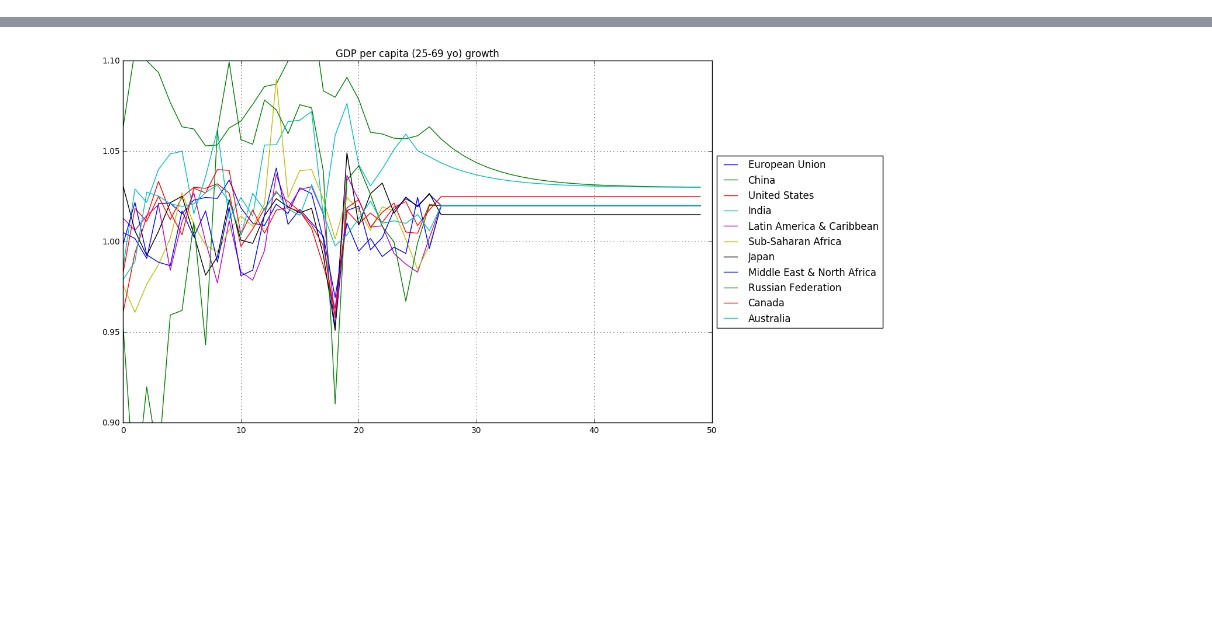
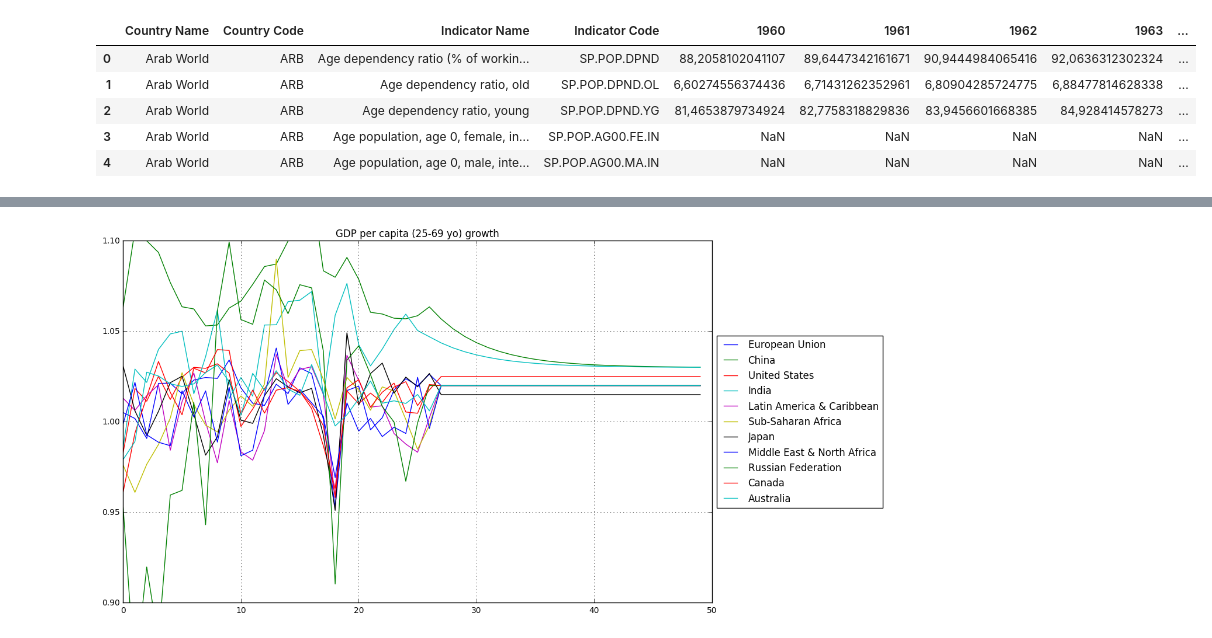
Before and after one commit to plaksivayatryapka/gdp_future, a Jupyter notebook: future.ipynb, the cells around one changed output, grey strips where cells are left out. Cells and saved outputs as stored; diff of their text form; code cells hidden in the pictures; blank space fills up the shorter version.

```diff
--- a/future.ipynb
+++ b/future.ipynb
@@ -9,3 +9,22 @@ from matplotlib import pyplot as plt
 YEARS_HISTORY = [i for i in range(1990, 2018, 1)]
 YEARS_FORECAST = [i for i in range(2018, 2041, 1)]
 YEARS_ALL = YEARS_HISTORY + YEARS_FORECAST
+# %%
+# READ DATASETS FROM WORLDBANK
+
+df_pop = pd.read_csv('population_estimates.csv')
+df_gdp = pd.read_csv('gdp.csv')
+
+# CONVERT YEAR-COLUMN-NAMES FROM STRING TO INTEGERS
+
+df_pop.columns = [int(i) if i.isdigit() else i for i in df_pop.columns]
+df_pop.head()
+
+# POPULATION DATA SAMPLE BELOW:
+# %% [output]
+|  | Country Name | Country Code | Indicator Name | Indicator Code | 1960 | 1961 | 1962 | 1963 | ... |
+| 0 | Arab World | ARB | Age dependency ratio (% of workin... | SP.POP.DPND | 88,2058102041107 | 89,6447342161671 | 90,9444984065416 | 92,0636312302324 | ... |
+| 1 | Arab World | ARB | Age dependency ratio, old | SP.POP.DPND.OL | 6,60274556374436 | 6,71431262352961 | 6,80904285724775 | 6,88477814628338 | ... |
+| 2 | Arab World | ARB | Age dependency ratio, young | SP.POP.DPND.YG | 81,4653879734924 | 82,7758318829836 | 83,9456601668385 | 84,928414578273 | ... |
+| 3 | Arab World | ARB | Age population, age 0, female, in... | SP.POP.AG00.FE.IN | NaN | NaN | NaN | NaN | ... |
+| 4 | Arab World | ARB | Age population, age 0, male, inte... | SP.POP.AG00.MA.IN | NaN | NaN | NaN | NaN | ... |
```
Also changed, not shown: parts of 2 cells of this notebook.
